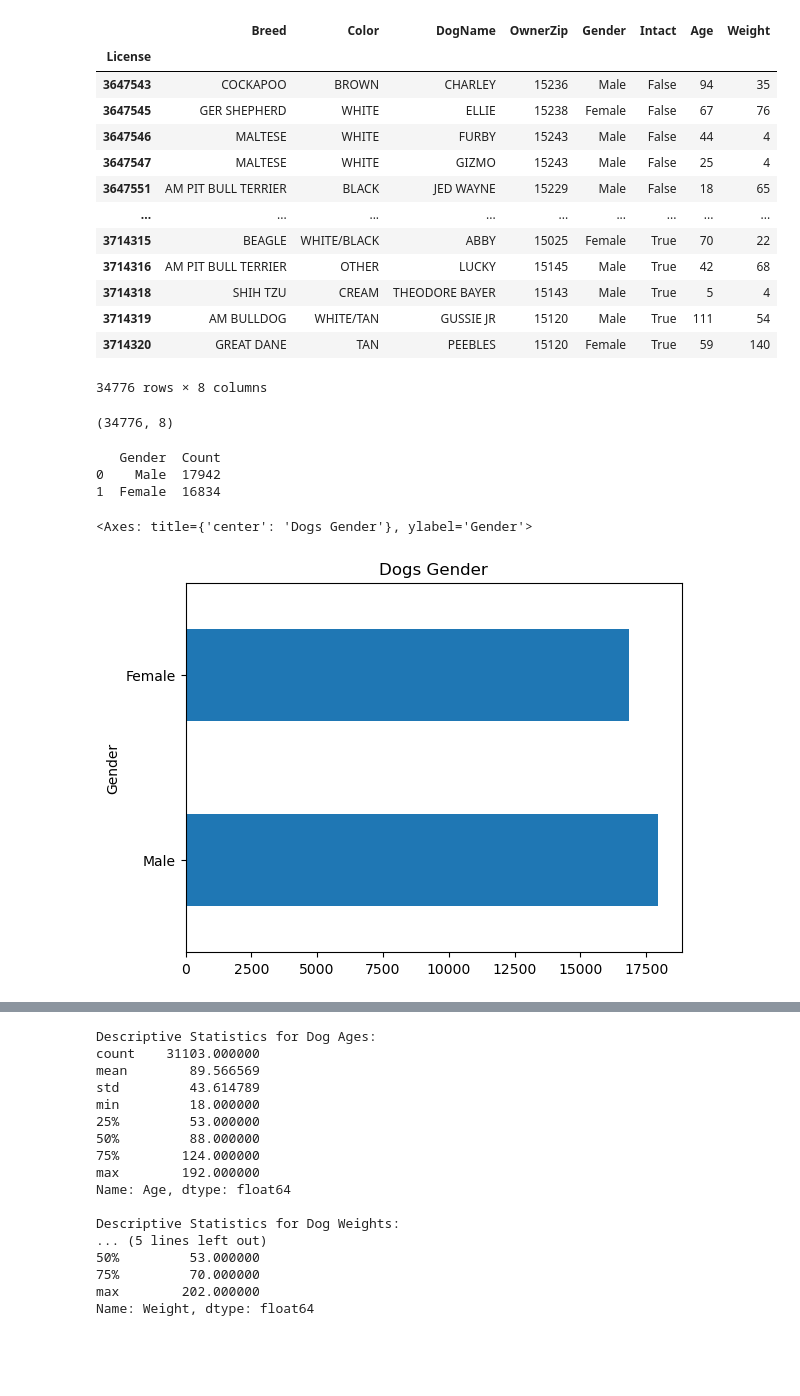
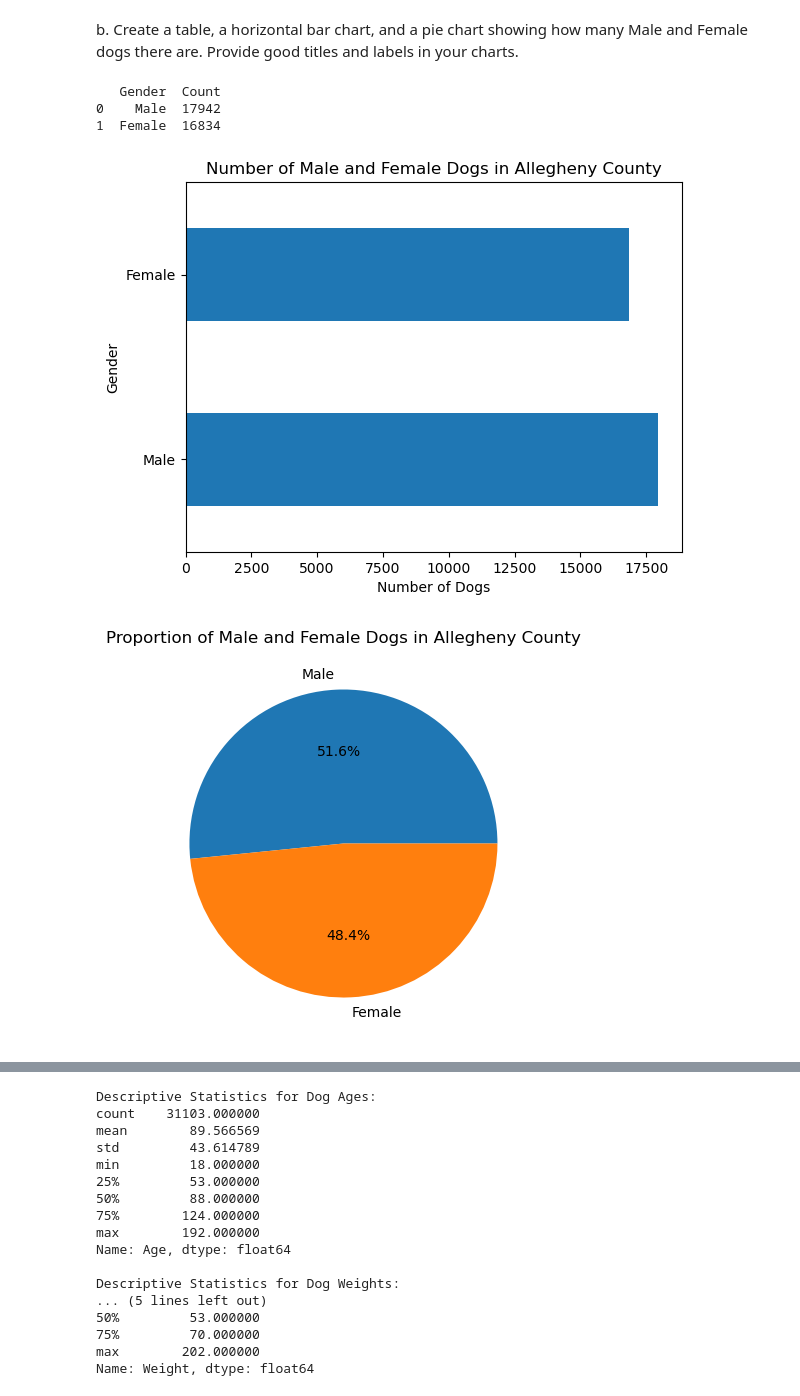
Before and after one commit to santiagoe9107/Python_Data_Visualization_HW1, a Jupyter notebook: homework1.ipynb, the cells around one changed output, grey strips where cells are left out. Saved outputs shown, nothing was run; the diff lists cells and outputs as text; code cells hidden in the pictures; blank space fills up the shorter version.

```diff
--- a/homework1.ipynb
+++ b/homework1.ipynb
@@ -10,21 +32,0 @@ dogdf = pd.read_csv('Allegheny_County_2024_Dog_Data.csv', index_col = 0)
-# %%
-dogdf
-# %% [output]
-|  | Breed | Color | DogName | OwnerZip | Gender | Intact | Age | Weight |
-| License |  |  |  |  |  |  |  |  |
-| 3647543 | COCKAPOO | BROWN | CHARLEY | 15236 | Male | False | 94 | 35 |
-| 3647545 | GER SHEPHERD | WHITE | ELLIE | 15238 | Female | False | 67 | 76 |
-| 3647546 | MALTESE | WHITE | FURBY | 15243 | Male | False | 44 | 4 |
-| 3647547 | MALTESE | WHITE | GIZMO | 15243 | Male | False | 25 | 4 |
-| 3647551 | AM PIT BULL TERRIER | BLACK | JED WAYNE | 15229 | Male | False | 18 | 65 |
-| ... | ... | ... | ... | ... | ... | ... | ... | ... |
-| 3714315 | BEAGLE | WHITE/BLACK | ABBY | 15025 | Female | True | 70 | 22 |
-| 3714316 | AM PIT BULL TERRIER | OTHER | LUCKY | 15145 | Male | True | 42 | 68 |
-| 3714318 | SHIH TZU | CREAM | THEODORE BAYER | 15143 | Male | True | 5 | 4 |
-| 3714319 | AM BULLDOG | WHITE/TAN | GUSSIE JR | 15120 | Male | True | 111 | 54 |
-| 3714320 | GREAT DANE | TAN | PEEBLES | 15120 | Female | True | 59 | 140 |
-34776 rows × 8 columns
-# %%
-dogdf.shape
-# %% [output]
-(34776, 8)
@@ -33,16 +33,32 @@ dogdf.shape
+# %% [markdown]
+b.	Create a table, a horizontal bar chart, and a pie chart showing how many Male and Female dogs there are. Provide good titles and labels in your charts.
 # %%
-gender_counts = dogdf['Gender'].value_counts()
+gender_counts = dog_df['Gender'].value_counts()
+
+# Table
 gender_table = pd.DataFrame({
     'Gender': gender_counts.index,
     'Count': gender_counts.values
 })
+
 print(gender_table)
+
+# Bar Chart
+bar = gender_counts.plot(kind='barh', title='Number of Male and Female Dogs in Allegheny County')
+bar.set_xlabel('Number of Dogs')
+plt.show()
+
+# Pie Chart
+pie = gender_counts.plot.pie(
+    ylabel = '',
+    figsize=(5, 5),
+    autopct='%1.1f%%',
+    title='Proportion of Male and Female Dogs in Allegheny County'
+    )
+plt.show()
 # %% [output]
    Gender  Count
 0    Male  17942
 1  Female  16834
+[figure, added]
+[figure, added]
-# %%
-dogdf['Gender'].value_counts().plot(kind='barh', title='Dogs Gender')
-# %% [output]
-<Axes: title={'center': 'Dogs Gender'}, ylabel='Gender'>
-[figure, removed]
```
Also changed, not shown: parts of 29 cells of this notebook, 2 other files.
